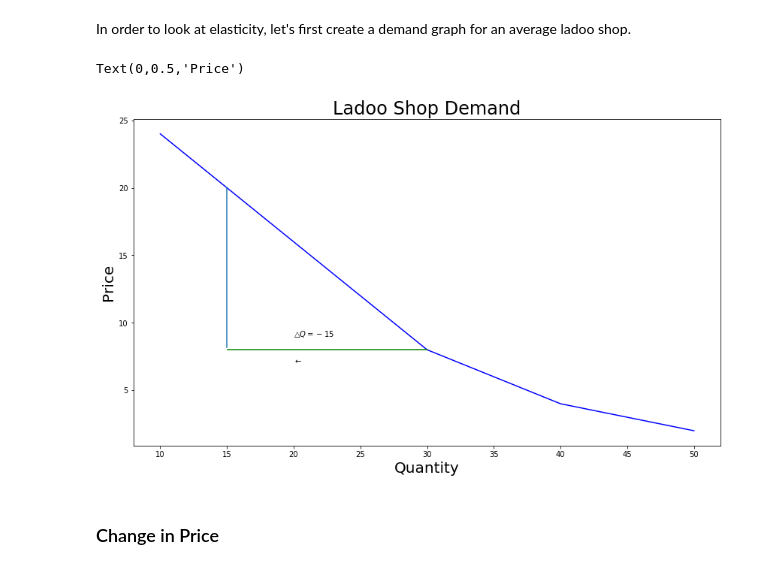
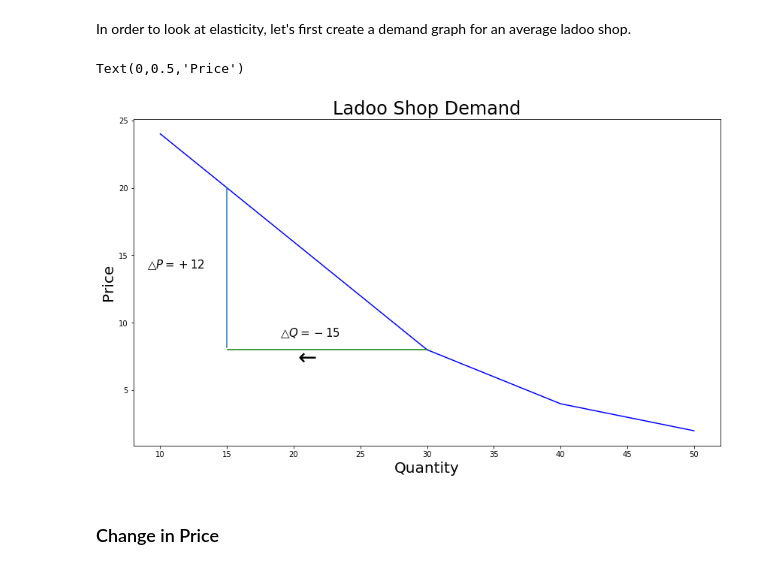
Before and after one commit to TheChanRProject/PieranDataAssistance, a Jupyter notebook: Nishant/elasticity-in-demand.ipynb, the cells around one changed output. Drawn from its saved outputs; the diff is of its cells as text; code cells hidden in the pictures.

Commit message:
finishing vertical text captioning

```diff
--- a/Nishant/elasticity-in-demand.ipynb
+++ b/Nishant/elasticity-in-demand.ipynb
@@ -33,18 +33,19 @@ In order to look at elasticity, let's first create a demand graph for an average
 # %%
 x_ladoo = np.array([10,20,30,40,50])
 y_ladoo = np.array([24,16,8,4,2])
 fig, ax = plt.subplots(figsize=(14,8))
 ax.plot(x_ladoo, y_ladoo, 'b-')
 plt.axhline(y=8, xmin=0.16, xmax=0.5, color='g')
 plt.axvline(x=15, ymin=0.301, ymax=0.79)
-ax.text(x=20, y=9, s=r"$\bigtriangleup Q = -15 $")
-ax.text(x=20, y=7, s=r"$\leftarrow $")
+ax.text(x=9, y=14, s=r"$\bigtriangleup P = +12$", fontsize=15)
+ax.text(x=19, y=9, s=r"$\bigtriangleup Q = -15 $", fontsize=15)
+ax.text(x=20, y=7, s=r"$\leftarrow $", fontsize=30)
 ax.set_title("Ladoo Shop Demand", size=24)
 ax.set_xlabel("Quantity", size=20)
 ax.set_ylabel("Price", size=20)
 # %% [output]
 Text(0,0.5,'Price')
-[figure, old version]
+[figure, new version]
 # %% [markdown]
 ### Change in Price
 # %% [markdown]
```
